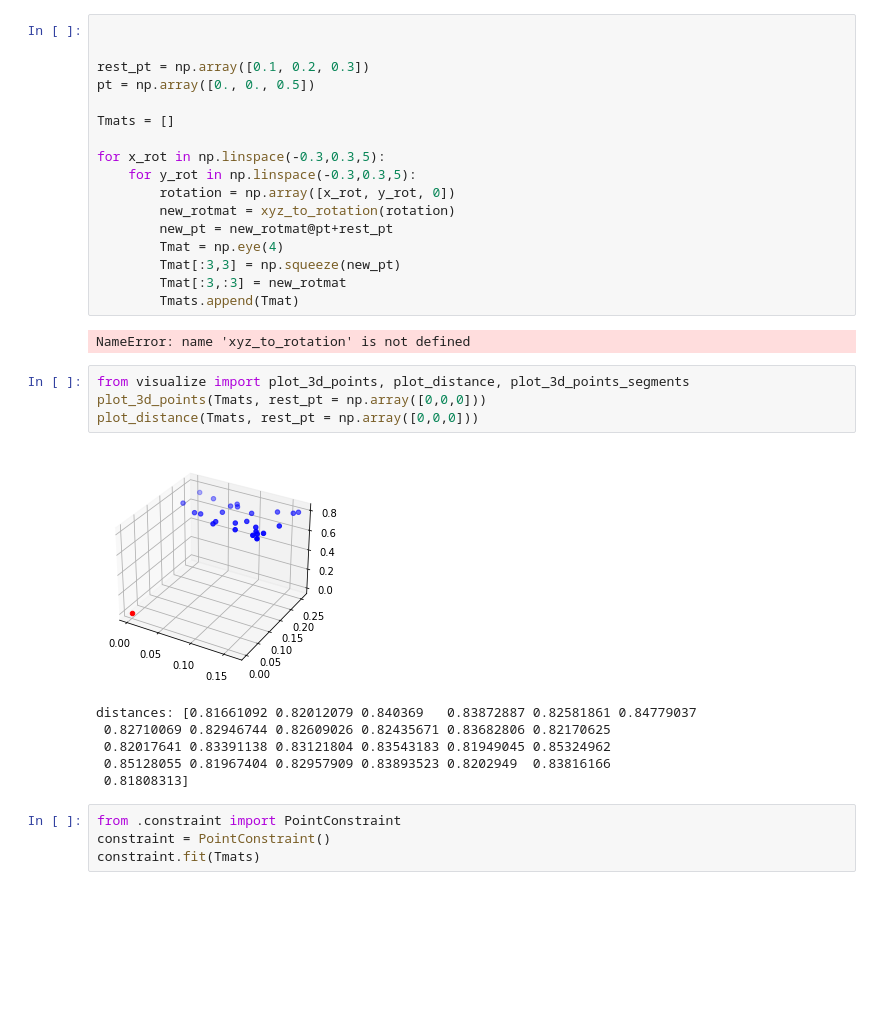
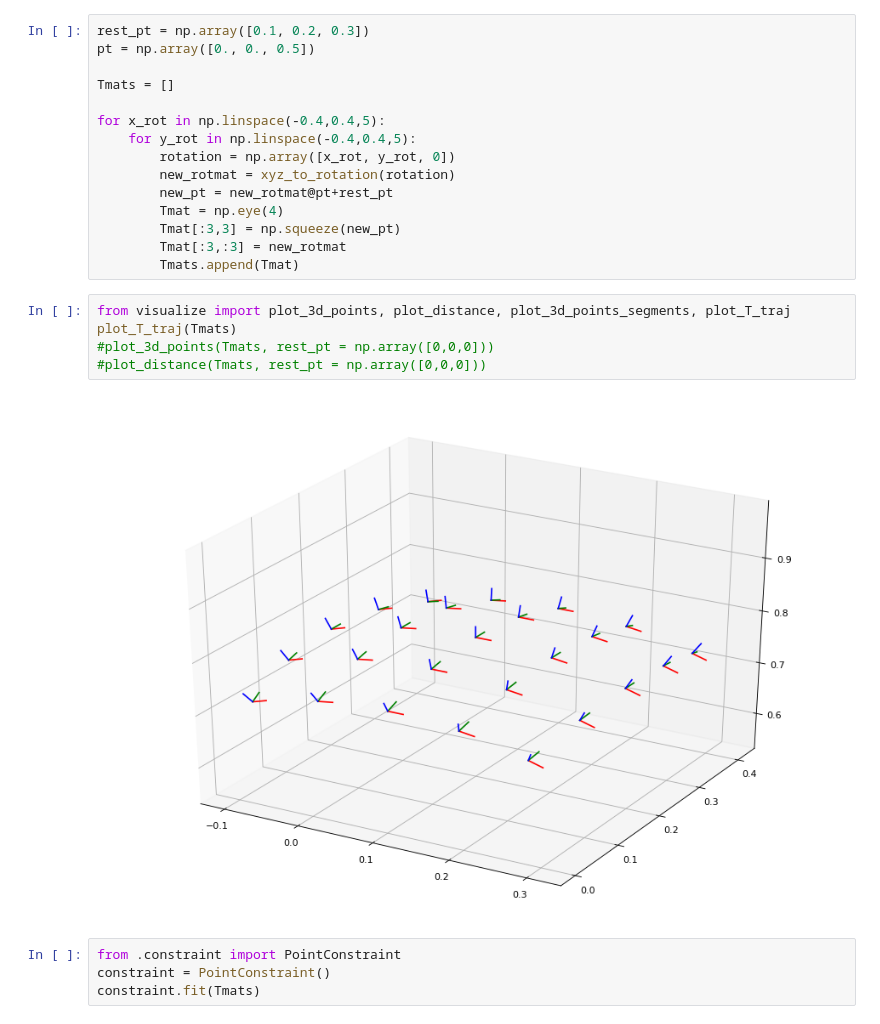
Before and after one commit to khaninger/contact_monitoring, a Jupyter notebook: constraint_param_fit_test.ipynb, the cells around one changed output. Saved outputs shown, nothing was run; the diff lists cells and outputs as text; blank space fills up the shorter version.

```diff
--- a/constraint_param_fit_test.ipynb
+++ b/constraint_param_fit_test.ipynb
@@ -10,13 +9,11 @@ ModuleNotFoundError: No module named 'contact_monitoring'
 # %%
-
-
 rest_pt = np.array([0.1, 0.2, 0.3])
 pt = np.array([0., 0., 0.5])
 
 Tmats = []
 
-for x_rot in np.linspace(-0.3,0.3,5):
-    for y_rot in np.linspace(-0.3,0.3,5):
+for x_rot in np.linspace(-0.4,0.4,5):
+    for y_rot in np.linspace(-0.4,0.4,5):
         rotation = np.array([x_rot, y_rot, 0])
         new_rotmat = xyz_to_rotation(rotation)
         new_pt = new_rotmat@pt+rest_pt
@@ -24,19 +21,13 @@ for x_rot in np.linspace(-0.3,0.3,5):
         Tmat[:3,3] = np.squeeze(new_pt)
         Tmat[:3,:3] = new_rotmat
         Tmats.append(Tmat)
-# %% [output]
-NameError: name 'xyz_to_rotation' is not defined
 # %%
-from visualize import plot_3d_points, plot_distance, plot_3d_points_segments
-plot_3d_points(Tmats, rest_pt = np.array([0,0,0]))
-plot_distance(Tmats, rest_pt = np.array([0,0,0]))
+from visualize import plot_3d_points, plot_distance, plot_3d_points_segments, plot_T_traj
+plot_T_traj(Tmats)
+#plot_3d_points(Tmats, rest_pt = np.array([0,0,0]))
+#plot_distance(Tmats, rest_pt = np.array([0,0,0]))
 # %% [output]
-[figure, old version]
+[figure, new version]
-distances: [0.81661092 0.82012079 0.840369   0.83872887 0.82581861 0.84779037
- 0.82710069 0.82946744 0.82609026 0.82435671 0.83682806 0.82170625
- 0.82017641 0.83391138 0.83121804 0.83543183 0.81949045 0.85324962
- 0.85128055 0.81967404 0.82957909 0.83893523 0.8202949  0.83816166
- 0.81808313]
 # %%
 from .constraint import PointConstraint
 constraint = PointConstraint()
```
Also changed, not shown: parts of 1 cell of this notebook, 6 other files.
